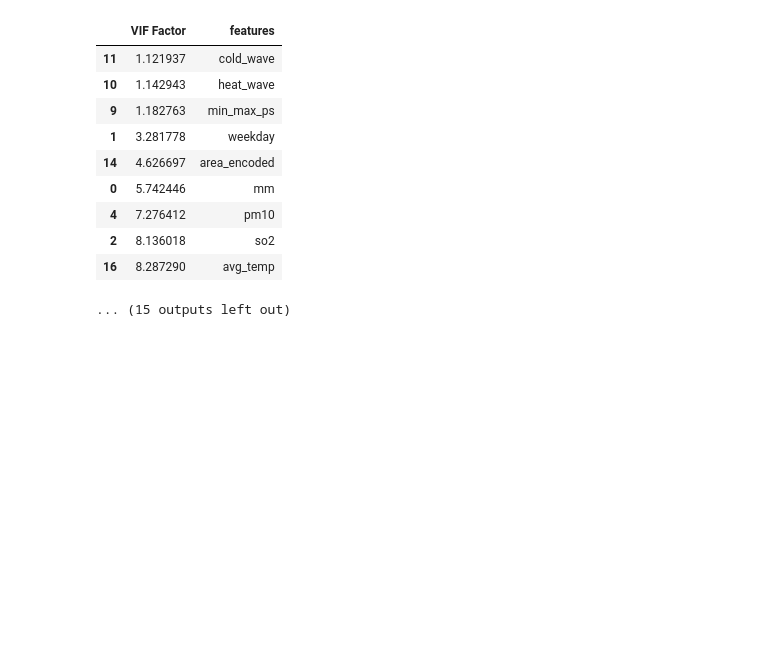
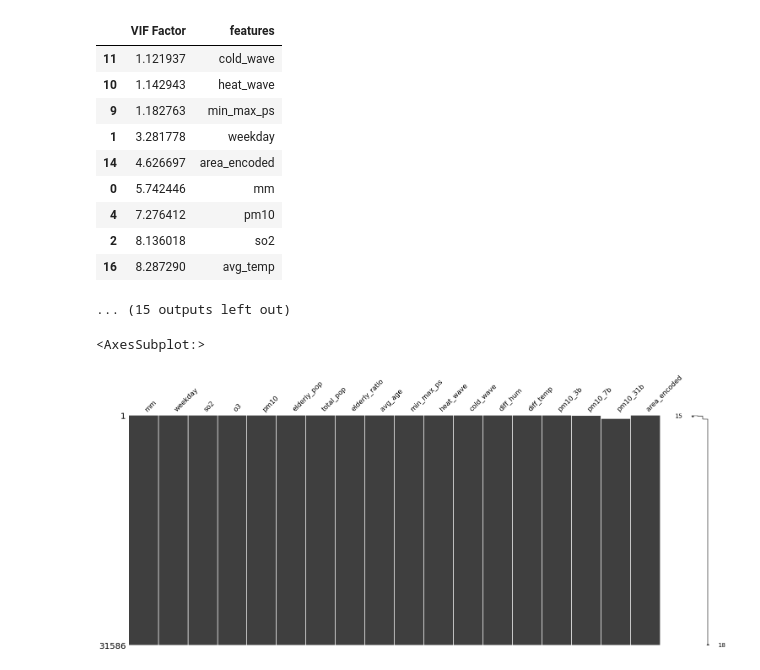
Before and after one commit to leech2193/weather_hospital_sowhat, a Jupyter notebook: final_vif_male.ipynb, the cells around one changed output. Drawn from its saved outputs; the diff is of its cells as text; code cells hidden in the pictures; blank space fills up the shorter version.

Commit message:
20220802 vif_male_recheck

```diff
--- a/final_vif_male.ipynb
+++ b/final_vif_male.ipynb
@@ -130,3 +128,6 @@ male_frm = pd.read_csv('../content/hospital_male_0801_test.csv', encoding='cp949
+# %%
+# male_frm = pd.read_csv('../content/hospital_male_0802_test.csv', encoding='cp949')
+male_frm = pd.read_csv('Z:/공모전/날씨빅데이터콘테스트(공유)/data/test/hospital_male_0802_test.csv', encoding='cp949')
 # %%
 # VIF Factor 보기 전 컬럼들 선별작업. 최고저, 차이 기상데이터는 서로 영향을 많이 주므로 나올 수 있는 가짓수 다 넣어봄.
 # EDA 결과 차이 기상데이터는 질환발생과 연관이 있다고 판단되어 fix함.
@@ -153,6 +154,7 @@ hum_list.append(avg_hum)
 hum_list.append(min_hum)
 hum_list.append(max_hum)
 # %%
+encoder = LabelEncoder()
 male_frm["area_encoded"] = encoder.fit_transform(male_frm.area)
 # %%
 encoder.classes_
@@ -297,3 +299,8 @@ for i in ps_list:
 | 2 | 8.136018 | so2 |
 | 16 | 8.287290 | avg_temp |
 ... (15 outputs left out)
+# %%
+msno.matrix(vif_male) # pm10_31b 의 경우 NaN 값 존재 > 2012년~2015년 데이터로 vif 확인 필요
+# %% [output]
+<AxesSubplot:>
+[figure, added]
```
Also changed, not shown: parts of 5 cells of this notebook.
